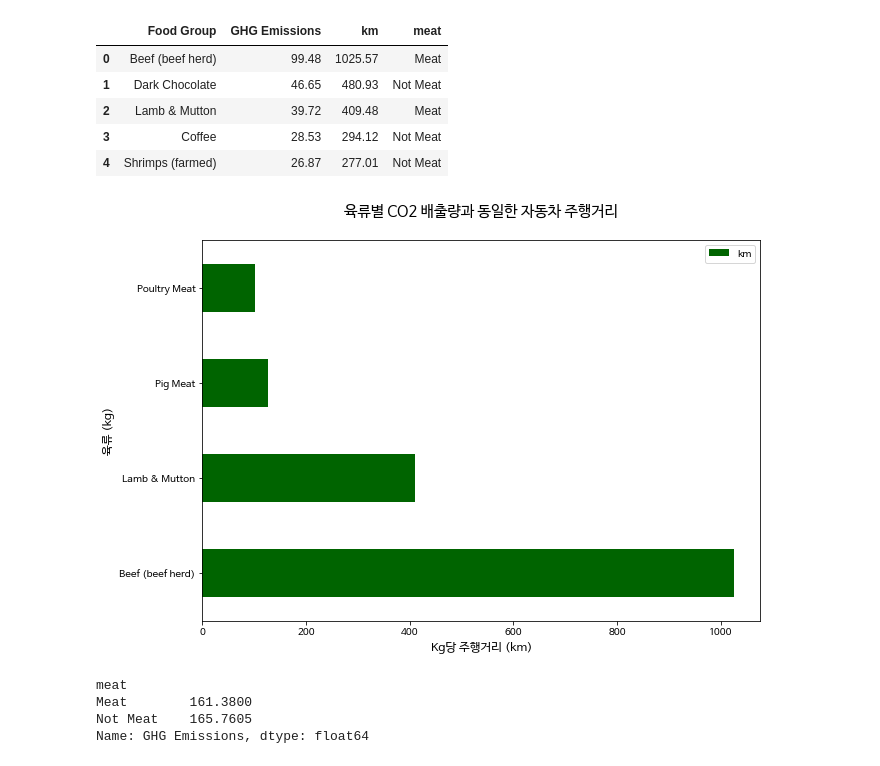
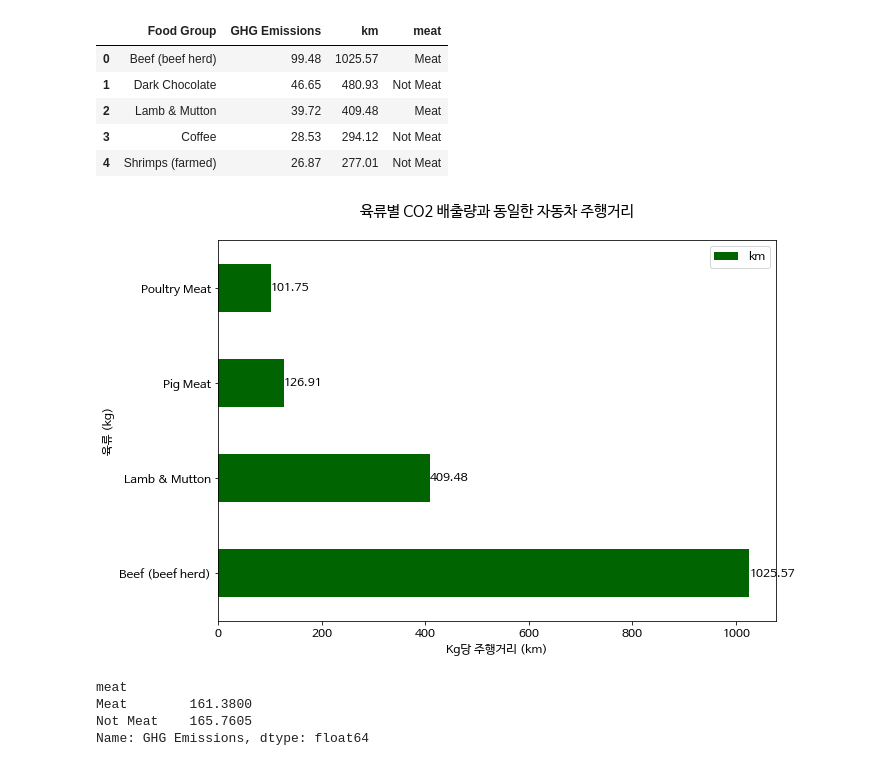
Before and after one commit to zzzzsb/Veganner, a Jupyter notebook: FoodEmissions.ipynb, the cells around one changed output. Saved outputs shown, nothing was run; the diff lists cells and outputs as text; code cells hidden in the pictures.

```diff
--- a/FoodEmissions.ipynb
+++ b/FoodEmissions.ipynb
@@ -230,3 +223,7 @@ Soymilk               0.9800
 Vegetables            0.9425
 Fruits                0.8520
 Name: GHG Emissions, dtype: float64
+# %%
+# 반올림
+food_group = food_group.apply(lambda x: round(x, 2))
+food_group
@@ -238,6 +253,8 @@ Name: GHG Emissions, dtype: float64
 # 값 높을수록 색 진하게 하면 좋을 것 같음!
 fig, ax = plt.subplots(figsize=(10, 7))
 food_group.sort_values(ascending=True)[12:].plot(x='Food Group', y='GHG Emissions', kind='barh', ax=ax, color='darkgreen')
+for i, v in enumerate(food_group.sort_values(ascending=True)[12:]):
+  plt.text(v, i, v, va='center')
 plt.ylabel("음식 종류 (kg)", size=12)
 plt.xlabel("Kg당 CO2e 배출량 (kg)", size=12)
 plt.title("생산 과정에서 CO2e를 가장 많이 배출하는 음식 TOP10\n", size= 15)
@@ -249,6 +266,9 @@ plt.show()
 # 가장 적게 배출하는 음식 top10
 fig, ax = plt.subplots(figsize=(10, 7))
 food_group.sort_values(ascending=False)[12:].plot(x='Food Group', y='GHG Emissions', kind='barh', ax=ax, color='darkgreen')
+plt.xlim([0, 100])
+for i, v in enumerate(food_group.sort_values(ascending=False)[12:]):
+  plt.text(v, i, v, va='center')
 plt.ylabel("음식 종류 (kg)", size=12)
 plt.xlabel("Kg당 CO2e 배출량 (kg)", size=12)
 plt.title("생산 과정에서 CO2e를 가장 적게 배출하는 음식 TOP10\n", size= 15)
@@ -295,13 +315,15 @@ food.head()
 # %%
 # 고기 위주 시각화
 fig, ax = plt.subplots(figsize=(10, 7))
 food[food['meat']=='Meat'].sort_values(by='km', ascending=False).plot(x='Food Group', y='km', kind='barh', ax=ax, color='darkgreen')
+for i, v in enumerate(food[food['meat']=='Meat'].sort_values(by='km', ascending=False)['km']):
+  plt.text(v, i, v, va='center')
 plt.ylabel("육류 (kg)", size=12)
 plt.xlabel("Kg당 주행거리 (km)", size=12)
 plt.title("육류별 CO2 배출량과 동일한 자동차 주행거리\n", size= 15)
 plt.show()
 # %% [output]
-[figure, old version]
+[figure, new version]
 # %%
 meat_pct = food.groupby('meat')['GHG Emissions'].sum()
 meat_pct
```
Also changed, not shown: parts of 5 cells of this notebook.
